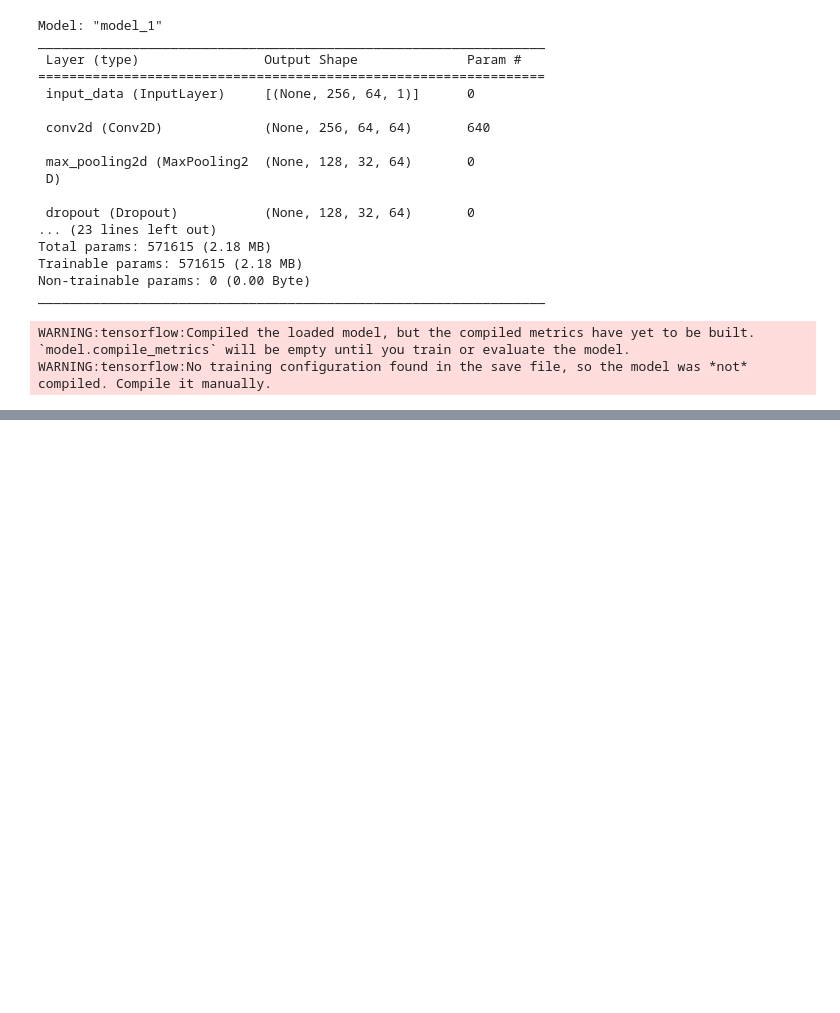
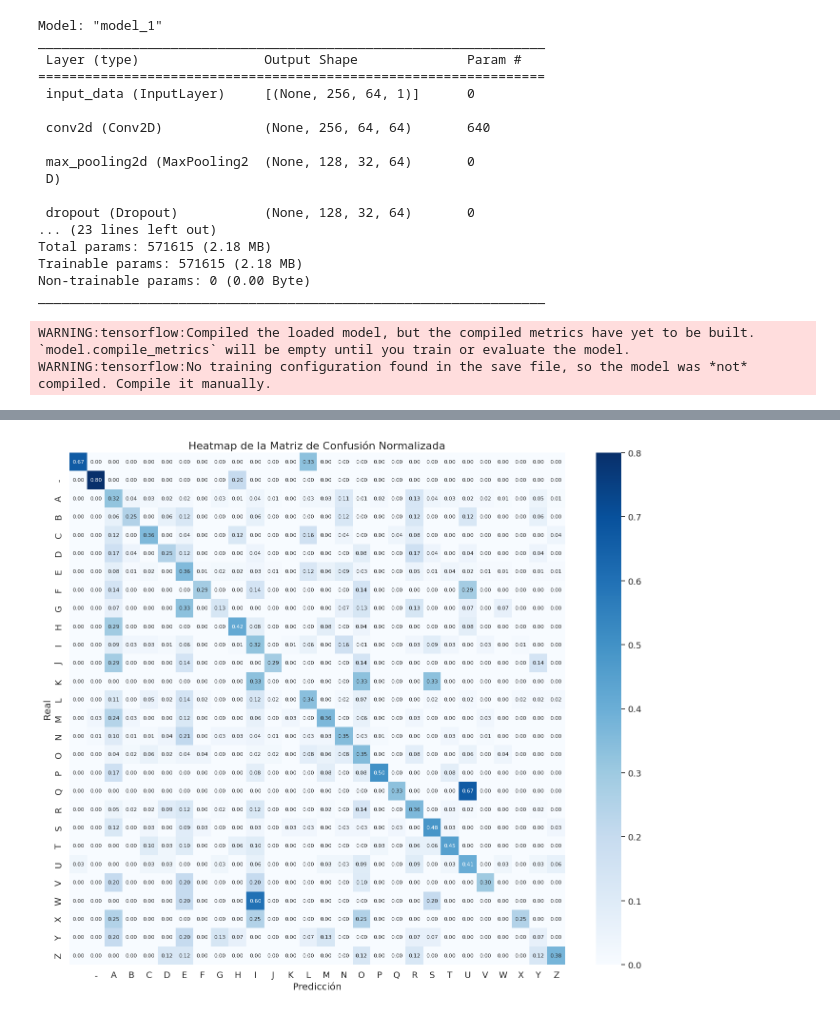
Before and after one commit to DCC-UAB/XNAPproject-grup_06, a Jupyter notebook: code/Models/CNN_v3.ipynb, the cells around one changed output, grey strips where cells are left out. Drawn from its saved outputs; the diff is of its cells as text; code cells hidden in the pictures; blank space fills up the shorter version.

```diff
--- a/code/Models/CNN_v3.ipynb
+++ b/code/Models/CNN_v3.ipynb
@@ -468,0 +493,26 @@ plt.show()
+# %%
+real = [char for label in orig_texts for char in label]
+pred = [char for label in pred_texts for char in label]
+
+#assegura que les dues llistes tinguin la mateixa longitud
+min_length = min(len(real), len(pred))
+real = real[:min_length]
+pred = pred[:min_length]
+
+characters = sorted(set(real + pred))
+
+conf_mat = confusion_matrix(real, pred, labels=list(characters))
+
+#normalitzar la matriu de confusió
+conf_mat_norm = conf_mat.astype('float') / conf_mat.sum(axis=1)[:, np.newaxis]
+
+plt.figure(figsize=(14, 12))
+heatmap = sns.heatmap(conf_mat_norm, xticklabels=list(characters), yticklabels=list(characters), annot=True, fmt='.2f', cmap='Blues', annot_kws={"size": 8})
+plt.xlabel('Predicción')
+plt.ylabel('Real')
+plt.title('Heatmap de la Matriz de Confusión Normalizada', fontsize=16)
+
+plt.tight_layout()
+plt.show()
+# %% [output]
+[figure, added]
```
Also changed, not shown: parts of 7 cells of this notebook.
